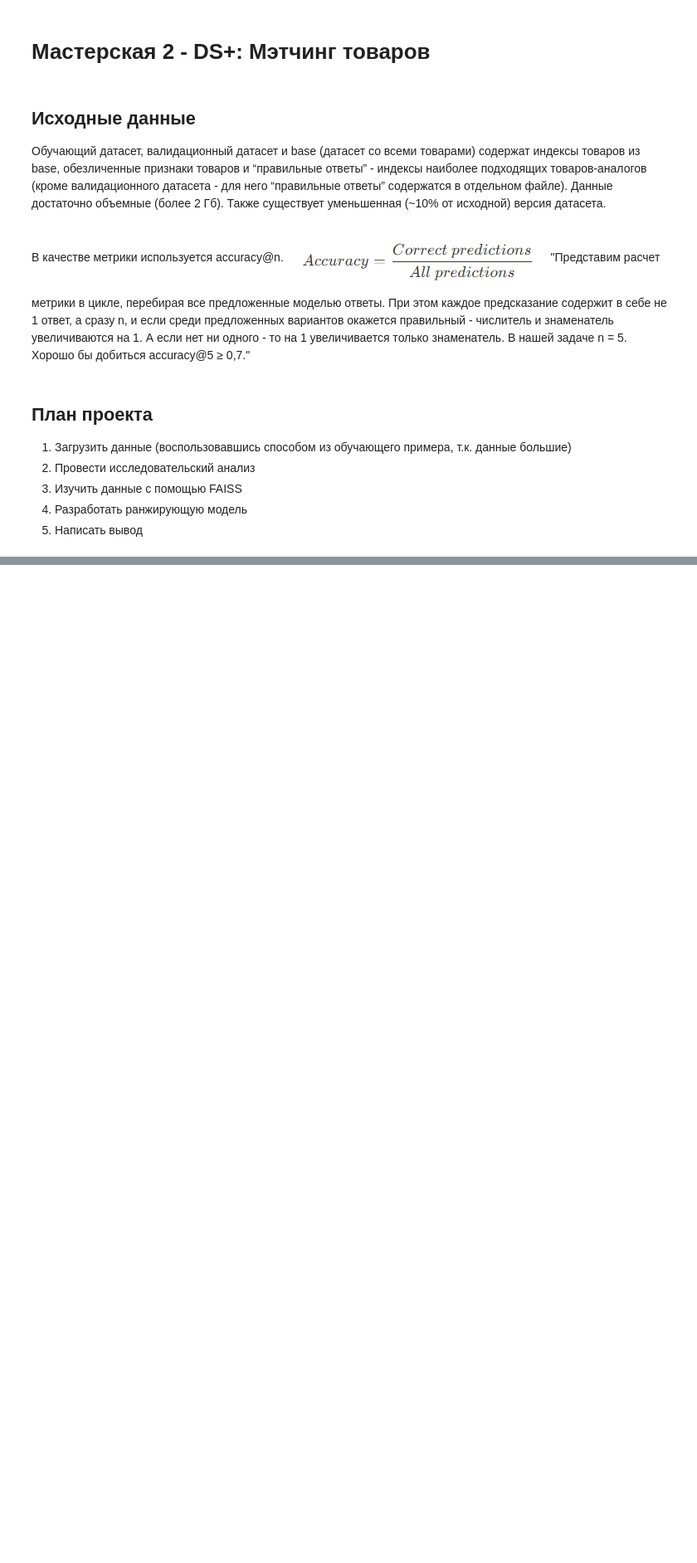
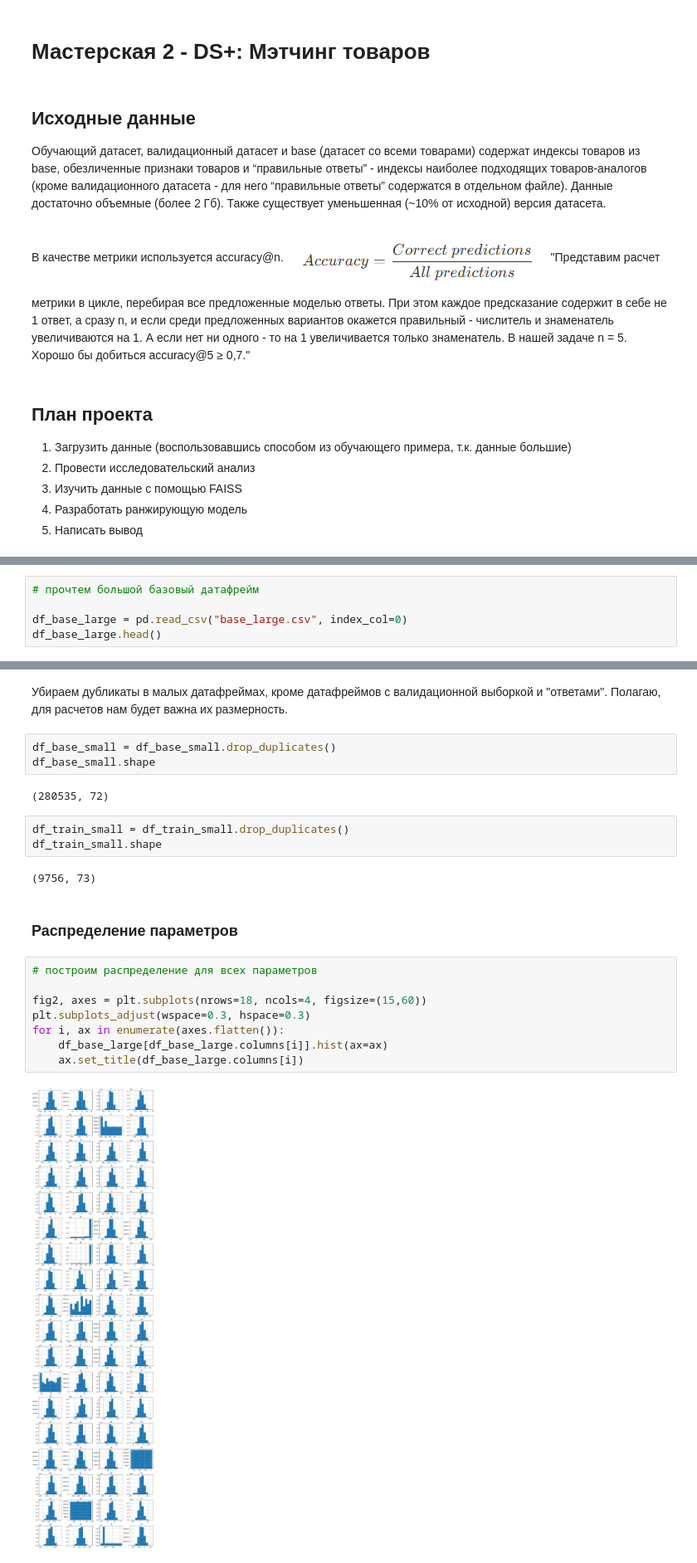
Before and after one commit to BelkaBoguto/PJ_13, a Jupyter notebook: boguto_masterskaya2.ipynb, the cells around one changed output, grey strips where cells are left out. Shown at 83% size. Cells and saved outputs as stored; diff of their text form; blank space fills up the shorter version.

```diff
--- a/boguto_masterskaya2.ipynb
+++ b/boguto_masterskaya2.ipynb
@@ -27,0 +91,5 @@ e-mail: slush1ster@gmail.com
+# %%
+# прочтем большой базовый датафрейм
+
+df_base_large = pd.read_csv("base_large.csv", index_col=0)
+df_base_large.head()
@@ -27,0 +415,24 @@ e-mail: slush1ster@gmail.com
+# %% [markdown]
+Убираем дубликаты в малых датафреймах, кроме датафреймов с валидационной выборкой и "ответами". Полагаю, для расчетов нам будет важна их размерность.
+# %%
+df_base_small = df_base_small.drop_duplicates()
+df_base_small.shape
+# %% [output]
+(280535, 72)
+# %%
+df_train_small = df_train_small.drop_duplicates()
+df_train_small.shape
+# %% [output]
+(9756, 73)
+# %% [markdown]
+### Распределение параметров
+# %%
+# построим распределение для всех параметров
+
+fig2, axes = plt.subplots(nrows=18, ncols=4, figsize=(15,60))
+plt.subplots_adjust(wspace=0.3, hspace=0.3)
+for i, ax in enumerate(axes.flatten()):
+    df_base_large[df_base_large.columns[i]].hist(ax=ax)
+    ax.set_title(df_base_large.columns[i])
+# %% [output]
+[figure, added]
```
Also changed, not shown: parts of 87 cells of this notebook.
